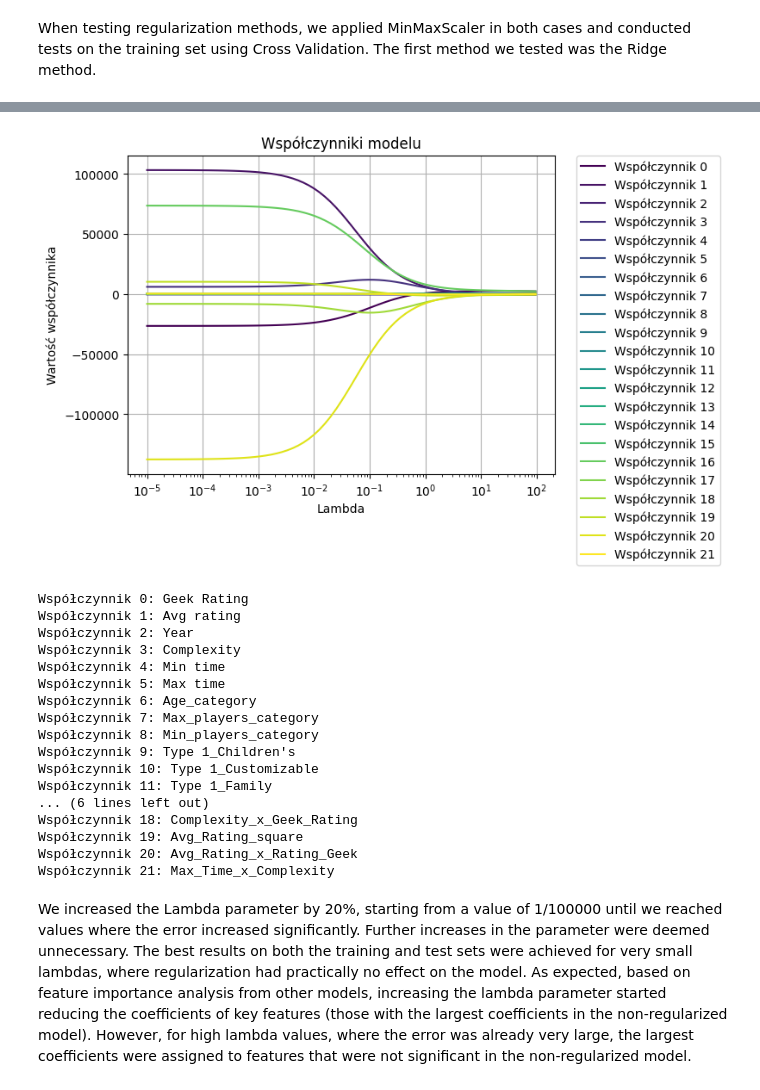
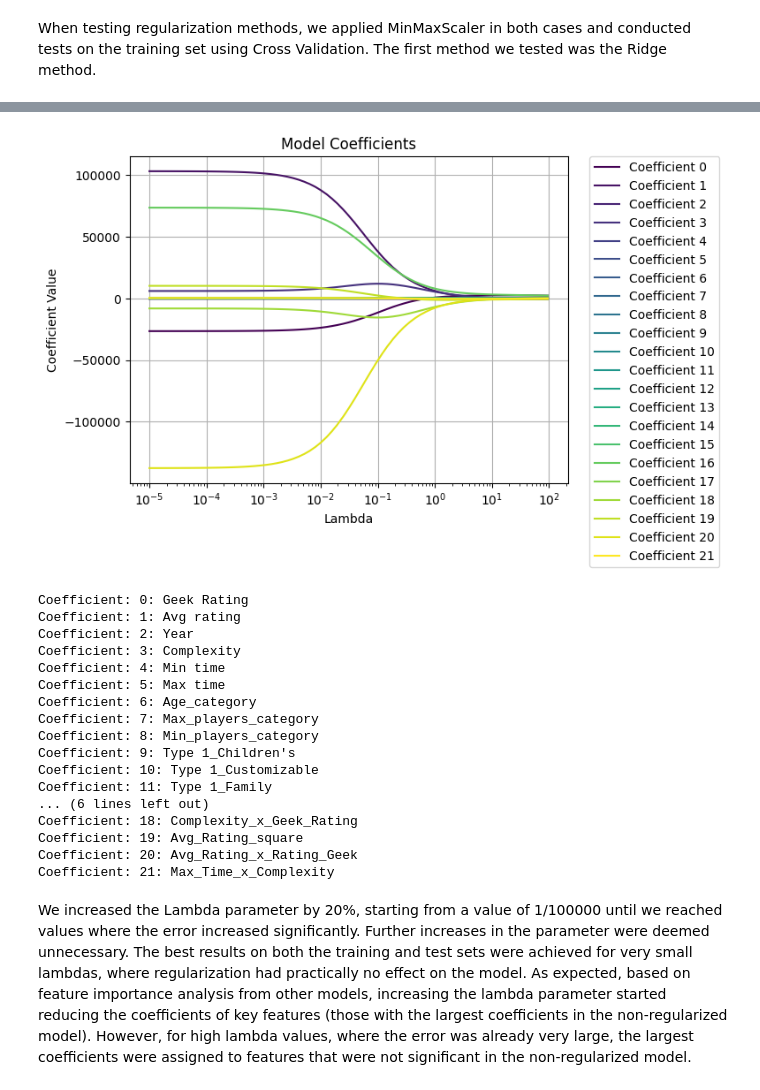
Before and after one commit to jastrzt2/BoardGames-Analysis, a Jupyter notebook: boardgames.ipynb, the cells around one changed output, grey strips where cells are left out. Saved outputs shown, nothing was run; the diff lists cells and outputs as text; code cells hidden in the pictures.

```diff
--- a/boardgames.ipynb
+++ b/boardgames.ipynb
@@ -135,12 +137,12 @@ numeric_columns = data.select_dtypes(include=['float64', 'int64']).columns
 for col in numeric_columns:
     plt.figure(figsize=(8, 4))
     sns.boxplot(x=data[col])
-    plt.title(f'Box Plot dla {col}')
+    plt.title(f'Box Plot for {col}')
     plt.show()
 
     plt.figure(figsize=(8, 4))
     sns.violinplot(x=data[col], inner='quartile')
-    plt.title(f'Violin Plot dla {col}')
+    plt.title(f'Violin Plot for {col}')
     plt.show()
 # %% [output]
 [figure]
@@ -276,11 +278,10 @@ None
 # %% [markdown]
 For the attributes "Max players", "Min players", and "Age", we decided to convert them from quantitative to ordinal categorical attributes. This is because their values are solely natural numbers, and these features take on a relatively small number of unique values. The histograms for these features are presented as follows:
 # %%
-
 for col in ['Age', 'Min players']:
     plt.figure(figsize=(12, 6))
     plt.hist(data[col], bins=50, edgecolor='black', alpha=0.7)
-    plt.title(f'Histogram dla {col}')
+    plt.title(f'Histogram for {col}')
     plt.xlabel(col)
     plt.ylabel('Frequency')
 
@@ -288,8 +289,8 @@ for col in ['Age', 'Min players']:
 
 plt.figure(figsize=(12, 6))
 plt.hist(data[data['Max players'] < 100]['Max players'], bins=50, edgecolor='black', alpha=0.7)
-plt.title(f'Histogram dla Max players przy odrzuceniu wartości powyżej 100')
-plt.xlabel(col)
+plt.title('Histogram for Max players with values above 100 excluded')
+plt.xlabel('Max players')
 plt.ylabel('Frequency')
 
 plt.show()
@@ -404,7 +401,6 @@ data = data.drop(["Age", "Max players", "Min players"], axis=1)
 # %% [markdown]
 The histograms after removing outlier values are presented as follows:
 # %%
-
 numeric_columns = data.select_dtypes(include=['float64', 'int64']).columns.tolist()
 
 if "Year" in numeric_columns:
@@ -413,7 +409,7 @@ if "Year" in numeric_columns:
 for col in numeric_columns:
     plt.figure(figsize=(8, 4))
     plt.hist(data[col], bins=30, edgecolor='black', alpha=0.7)
-    plt.title(f'Histogram dla {col}')
+    plt.title(f'Histogram for {col}')
     plt.xlabel(col)
     plt.ylabel('Frequency')
 
@@ -422,7 +418,7 @@ for col in numeric_columns:
 plt.figure(figsize=(13, 8))
 value_counts = data['Year'].value_counts().sort_index()
 value_counts.plot(kind='bar')
-plt.title(f'Wykres słupkowy dla kolumny Year')
+plt.title('Bar Chart for Year Column')
 plt.xlabel('Year')
 plt.ylabel('Frequency')
 plt.xticks(ticks=range(len(value_counts.index)), labels=value_counts.index)
@@ -1548,13 +1540,12 @@ for lamb in lambdas:
     intercept = ridge_model.intercept_
 
     coeffs.append(coefficients)
-
 plt.figure(figsize=(8, 4))
 plt.plot(lambdas, bias, marker='o')
 plt.xscale('log')
 plt.xlabel('Lambda')
-plt.ylabel('RMSE uczenia')
-plt.title('RMSE uczenia')
+plt.ylabel('Training RMSE')
+plt.title('Training RMSE')
 plt.grid(True)
 plt.show()
 
@@ -1563,8 +1554,8 @@ plt.plot(lambdas, val, marker='o')
 plt.xscale('log')
 plt.yscale('log')
 plt.xlabel('Lambda')
-plt.ylabel('RMSE walidacji')
-plt.title('RMSE walidacji')
+plt.ylabel('Validation RMSE')
+plt.title('Validation RMSE')
 plt.grid(True)
 plt.show()
 
@@ -1572,12 +1563,12 @@ from matplotlib.colors import ListedColormap
 coeffs = np.array(coeffs)
 colors = ListedColormap(plt.cm.viridis(np.linspace(0, 1, coeffs.shape[1])))
 for i in range(coeffs.shape[1]):
-    plt.plot(lambdas, coeffs[:, i], label=f'Współczynnik {i}', color=colors(i))
+    plt.plot(lambdas, coeffs[:, i], label=f'Coefficient {i}', color=colors(i))
 
-plt.title('Współczynniki modelu')
+plt.title('Model Coefficients')
 plt.xscale('log')
 plt.xlabel('Lambda')
-plt.ylabel('Wartość współczynnika')
+plt.ylabel('Coefficient Value')
 plt.legend(bbox_to_anchor=(1.05, 1), loc='upper left', borderaxespad=0.)
 plt.grid(True)
 plt.show()
@@ -1587,27 +1578,27 @@ plt.show()
-[figure, old version]
+[figure, new version]
 # %%
 feature_names = X_train.columns
 coeffs = np.array(coeffs)
 for i, feature in enumerate(feature_names):
-    print(f"Współczynnik {i}: {feature}")
+    print(f"Coefficient: {i}: {feature}")
 # %% [output]
-Współczynnik 0: Geek Rating
-Współczynnik 1: Avg rating
-Współczynnik 2: Year
-Współczynnik 3: Complexity
-Współczynnik 4: Min time
-Współczynnik 5: Max time
-Współczynnik 6: Age_category
-Współczynnik 7: Max_players_category
-Współczynnik 8: Min_players_category
-Współczynnik 9: Type 1_Children's
-Współczynnik 10: Type 1_Customizable
-Współczynnik 11: Type 1_Family
+Coefficient: 0: Geek Rating
+Coefficient: 1: Avg rating
+Coefficient: 2: Year
+Coefficient: 3: Complexity
+Coefficient: 4: Min time
+Coefficient: 5: Max time
+Coefficient: 6: Age_category
+Coefficient: 7: Max_players_category
+Coefficient: 8: Min_players_category
+Coefficient: 9: Type 1_Children's
+Coefficient: 10: Type 1_Customizable
+Coefficient: 11: Type 1_Family
 ... (6 lines left out)
-Współczynnik 18: Complexity_x_Geek_Rating
-Współczynnik 19: Avg_Rating_square
-Współczynnik 20: Avg_Rating_x_Rating_Geek
-Współczynnik 21: Max_Time_x_Complexity
+Coefficient: 18: Complexity_x_Geek_Rating
+Coefficient: 19: Avg_Rating_square
+Coefficient: 20: Avg_Rating_x_Rating_Geek
+Coefficient: 21: Max_Time_x_Complexity
 # %% [markdown]
 We increased the Lambda parameter by 20%, starting from a value of 1/100000 until we reached values where the error increased significantly. Further increases in the parameter were deemed unnecessary. The best results on both the training and test sets were achieved for very small lambdas, where regularization had practically no effect on the model. As expected, based on feature importance analysis from other models, increasing the lambda parameter started reducing the coefficients of key features (those with the largest coefficients in the non-regularized model). However, for high lambda values, where the error was already very large, the largest coefficients were assigned to features that were not significant in the non-regularized model.
 # %% [markdown]
```
Also changed, not shown: parts of 28 cells of this notebook.
